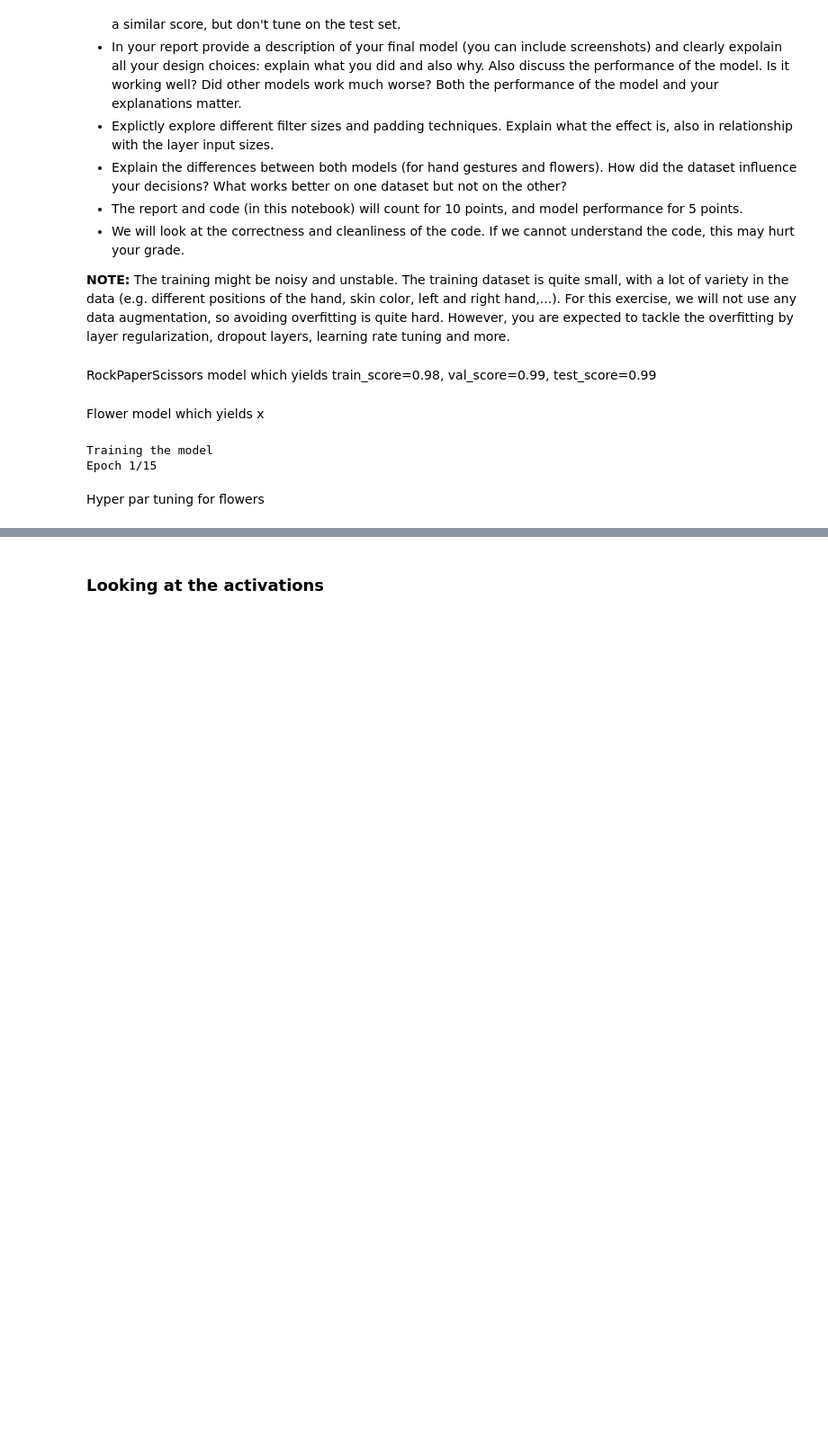
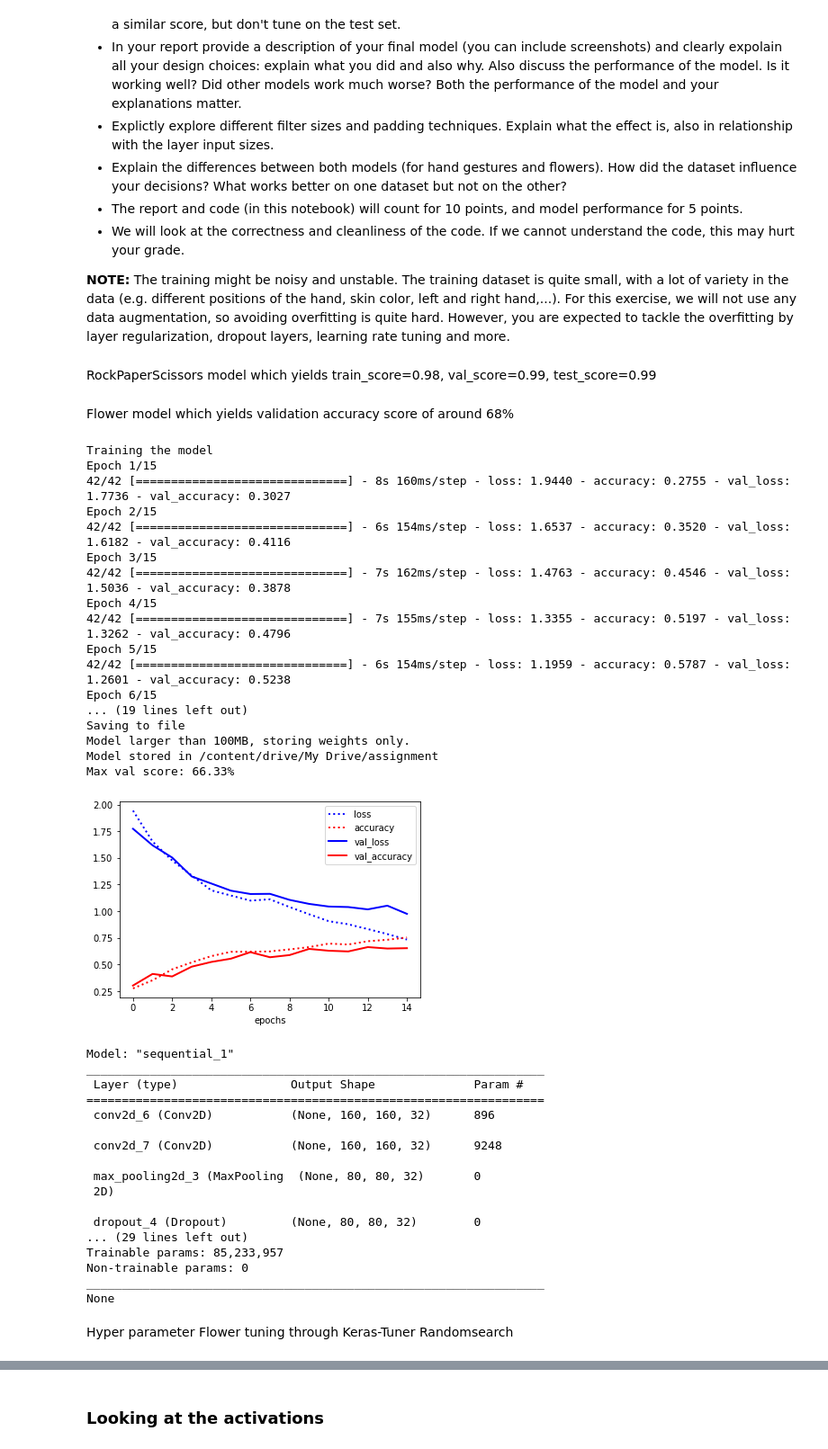
Before and after one commit to levyvankempen/DE2022, a Jupyter notebook: Assignment2.ipynb, the cells around one changed output, grey strips where cells are left out. Shown at 90% size. Drawn from its saved outputs; the diff is of its cells as text; code cells hidden in the pictures; blank space fills up the shorter version.

```diff
--- a/Assignment2.ipynb
+++ b/Assignment2.ipynb
@@ -404,12 +404,10 @@ def build_toy_model():
     model = models.Sequential()
     model.add(layers.Conv2D(32, (3, 3), activation='relu', strides=(2,2), kernel_regularizer=tf.keras.regularizers.L2(0.001), input_shape=(IMG_SIZE,IMG_SIZE,3)))
     model.add(layers.Conv2D(32, (3, 3), activation='relu', strides=(2,2), kernel_regularizer=tf.keras.regularizers.L2(0.001)))
-    # model.add(layers.BatchNormalization())
     model.add(layers.MaxPooling2D((2,2), strides=(2,2)))
     model.add(layers.Dropout(0.3))
     model.add(layers.Conv2D(64, (3, 3), activation='relu', strides=(2,2), kernel_regularizer=tf.keras.regularizers.L2(0.001)))
     model.add(layers.Conv2D(64, (3, 3), activation='relu', strides=(2,2), kernel_regularizer=tf.keras.regularizers.L2(0.001)))
-    # model.add(layers.BatchNormalization())
     model.add(layers.MaxPooling2D((2,2), strides=(2,2)))
     model.add(layers.Dropout(0.4))
     model.add(layers.Flatten())
@@ -431,71 +429,87 @@ test_split_r = Xr_train, Xr_test, yr_train, yr_valid
 test_split_f = Xf_train, Xf_test, yf_train, yf_valid
 
 # First build and store (dont run again to save GPU power)
-# run_evaluation("model_3_rock", build_toy_model, eval_split_r, base_dir,
-#                train=True, epochs=10, batch_size=64)
+run_evaluation("model_3_rock", build_toy_model, eval_split_r, base_dir,
+               train=False, epochs=10, batch_size=64)
 # %% [markdown]
-Flower model which yields x
+Flower model which yields validation accuracy score of around 68%
 # %%
-# Toy usage example
-from tensorflow.keras import models
-from tensorflow.keras import layers
-
 # The run_evaluation method expects a model, so we implement a function that builds and returns the model
 # This also makes it easier to work with multiple models or to change parameters
 def build_toy_model():
     global model
     model = models.Sequential()
-    # model.add(layers.Conv2D(32, (3, 3), activation='relu', padding='same', kernel_regularizer=tf.keras.regularizers.L2(0.001), input_shape=(IMG_SIZE,IMG_SIZE,3)))
-    # model.add(layers.Conv2D(32, (3, 3), activation='relu', padding='same', kernel_regularizer=tf.keras.regularizers.L2(0.001)))
     model.add(layers.Conv2D(32, (3, 3), activation='relu', padding='same', kernel_regularizer=tf.keras.regularizers.L2(0.001), input_shape=(IMG_SIZE,IMG_SIZE,3)))
     model.add(layers.Conv2D(32, (3, 3), activation='relu', padding='same', kernel_regularizer=tf.keras.regularizers.L2(0.001)))
-    # model.add(layers.BatchNormalization())
     model.add(layers.MaxPooling2D((2,2), strides=(2,2)))
     model.add(layers.Dropout(0.2))
     model.add(layers.Conv2D(64, (3, 3), activation='relu', padding='same', kernel_regularizer=tf.keras.regularizers.L2(0.001)))
     model.add(layers.Conv2D(64, (3, 3), activation='relu', padding='same', kernel_regularizer=tf.keras.regularizers.L2(0.001)))
-    # model.add(layers.BatchNormalization())
     model.add(layers.MaxPooling2D((2,2), strides=(2,2)))
     model.add(layers.Dropout(0.3))
     model.add(layers.Conv2D(128, (3, 3), activation='relu', kernel_regularizer=tf.keras.regularizers.L2(0.001)))
     model.add(layers.Conv2D(128, (3, 3), activation='relu', kernel_regularizer=tf.keras.regularizers.L2(0.001)))
     model.add(layers.MaxPooling2D((2,2), strides=(2,2)))
     model.add(layers.Dropout(0.35))
-    # model.add(layers.Conv2D(256, (3, 3), activation='relu', kernel_regularizer=tf.keras.regularizers.L2(0.001)))
-    # model.add(layers.Conv2D(256, (3, 3), activation='relu', kernel_regularizer=tf.keras.regularizers.L2(0.001)))
-    # model.add(layers.MaxPooling2D((2,2), strides=(2,2)))
-    # model.add(layers.Dropout(0.2))
-    # model.add(layers.Conv2D(512, (3, 3), activation='relu', kernel_regularizer=tf.keras.regularizers.L2(0.001)))
-    # model.add(layers.Conv2D(512, (3, 3), activation='relu', kernel_regularizer=tf.keras.regularizers.L2(0.001)))
-    # model.add(layers.MaxPooling2D((2,2), strides=(2,2)))
     model.add(layers.Flatten())
     model.add(layers.Dense(2048, activation='relu'))
-    # model.add(layers.Dense(2048, activation='relu'))
     model.add(layers.Dropout(0.45))
-    # model.add(layers.BatchNormalization())
     model.add(layers.Dense(5, activation='softmax'))
 
     opt = tf.keras.optimizers.Adam(lr=0.001, name="Adam")
     model.compile(optimizer=opt,
                   loss='categorical_crossentropy',
                   metrics=['accuracy'])
     return model
 
 # Packing the training and validation sets as required by the run_evaluation method
 eval_split_r = Xr_train, Xr_valid, yr_train, yr_valid
 eval_split_f = Xf_train, Xf_valid, yf_train, yf_valid
 
 test_split_r = Xr_train, Xr_test, yr_train, yr_valid
 test_split_f = Xf_train, Xf_test, yf_train, yf_valid
 
 # First build and store
 run_evaluation("model_3_flower", build_toy_model, eval_split_f, base_dir,
-               train=True, epochs=15, batch_size=64)
+               train=False, epochs=15, batch_size=64)
 # %% [output]
 Training the model
 Epoch 1/15
+42/42 [==============================] - 8s 160ms/step - loss: 1.9440 - accuracy: 0.2755 - val_loss: 1.7736 - val_accuracy: 0.3027
+Epoch 2/15
+42/42 [==============================] - 6s 154ms/step - loss: 1.6537 - accuracy: 0.3520 - val_loss: 1.6182 - val_accuracy: 0.4116
+Epoch 3/15
+42/42 [==============================] - 7s 162ms/step - loss: 1.4763 - accuracy: 0.4546 - val_loss: 1.5036 - val_accuracy: 0.3878
+Epoch 4/15
+42/42 [==============================] - 7s 155ms/step - loss: 1.3355 - accuracy: 0.5197 - val_loss: 1.3262 - val_accuracy: 0.4796
+Epoch 5/15
+42/42 [==============================] - 6s 154ms/step - loss: 1.1959 - accuracy: 0.5787 - val_loss: 1.2601 - val_accuracy: 0.5238
+Epoch 6/15
+... (19 lines left out)
+Saving to file
+Model larger than 100MB, storing weights only.
+Model stored in /content/drive/My Drive/assignment
+Max val score: 66.33%
+[figure, added]
+Model: "sequential_1"
+_________________________________________________________________
+ Layer (type)                Output Shape              Param #
+=================================================================
+ conv2d_6 (Conv2D)           (None, 160, 160, 32)      896
+
+ conv2d_7 (Conv2D)           (None, 160, 160, 32)      9248
+
+ max_pooling2d_3 (MaxPooling  (None, 80, 80, 32)       0
+ 2D)
+
+ dropout_4 (Dropout)         (None, 80, 80, 32)        0
+... (29 lines left out)
+Trainable params: 85,233,957
+Non-trainable params: 0
+_________________________________________________________________
+None
-# %% [markdown]
-Hyper par tuning for flowers
+# %% [markdown]
+Hyper parameter Flower tuning through Keras-Tuner Randomsearch
 # %%
 from tensorflow.keras import optimizers
 import keras_tuner as kt
```
Also changed, not shown: parts of 11 cells of this notebook.
